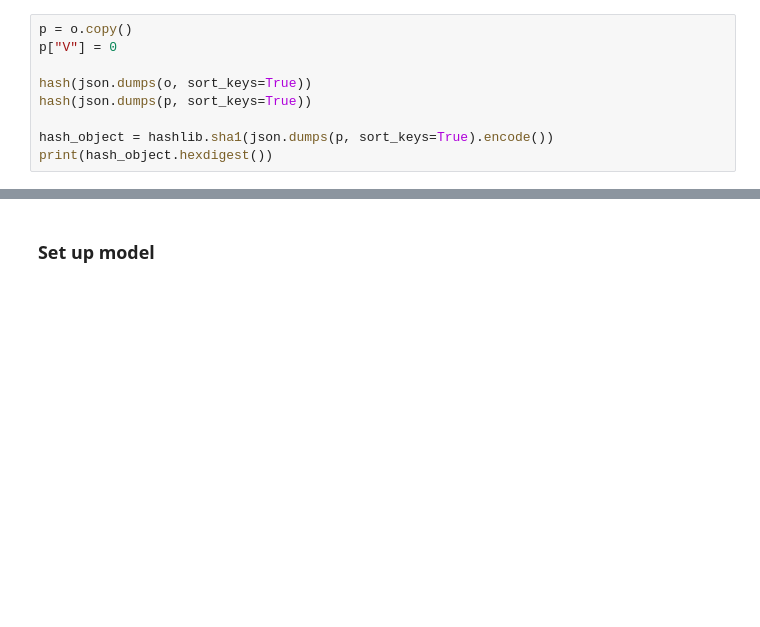
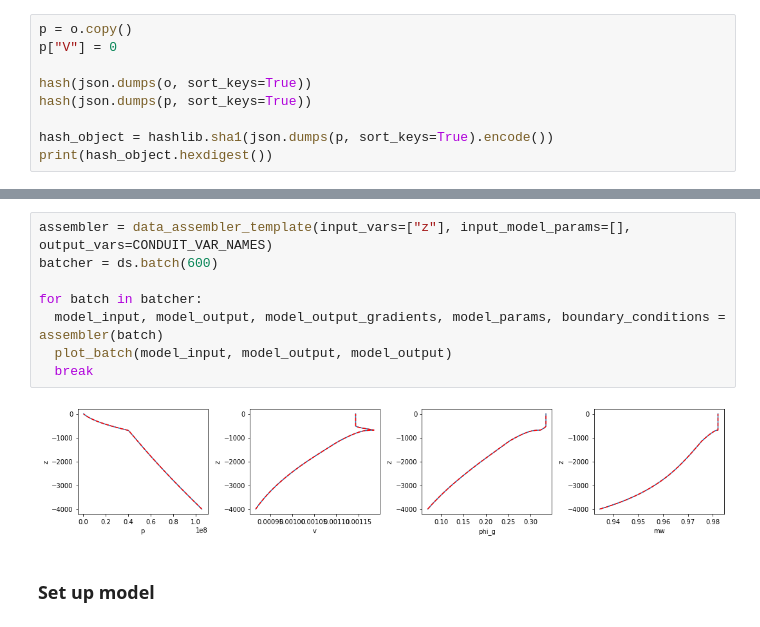
Before and after one commit to bmullet/neural_conduit, a Jupyter notebook: Neural_tdc.ipynb, the cells around one changed output, grey strips where cells are left out. Drawn from its saved outputs; the diff is of its cells as text; blank space fills up the shorter version.

```diff
--- a/Neural_tdc.ipynb
+++ b/Neural_tdc.ipynb
@@ -382,3 +276,13 @@ c.plot()
+# %%
+assembler = data_assembler_template(input_vars=["z"], input_model_params=[], output_vars=CONDUIT_VAR_NAMES)
+batcher = ds.batch(600)
+
+for batch in batcher:
+  model_input, model_output, model_output_gradients, model_params, boundary_conditions = assembler(batch)
+  plot_batch(model_input, model_output, model_output)
+  break
+# %% [output]
+[figure, added]
 # %% [markdown]
 ### Set up model
 # %%
```
Also changed, not shown: parts of 12 cells of this notebook.
